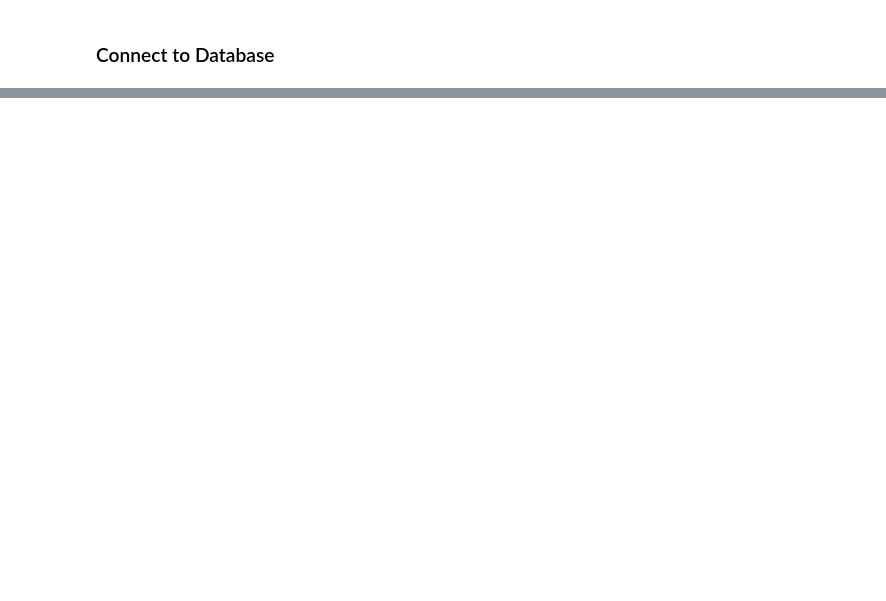
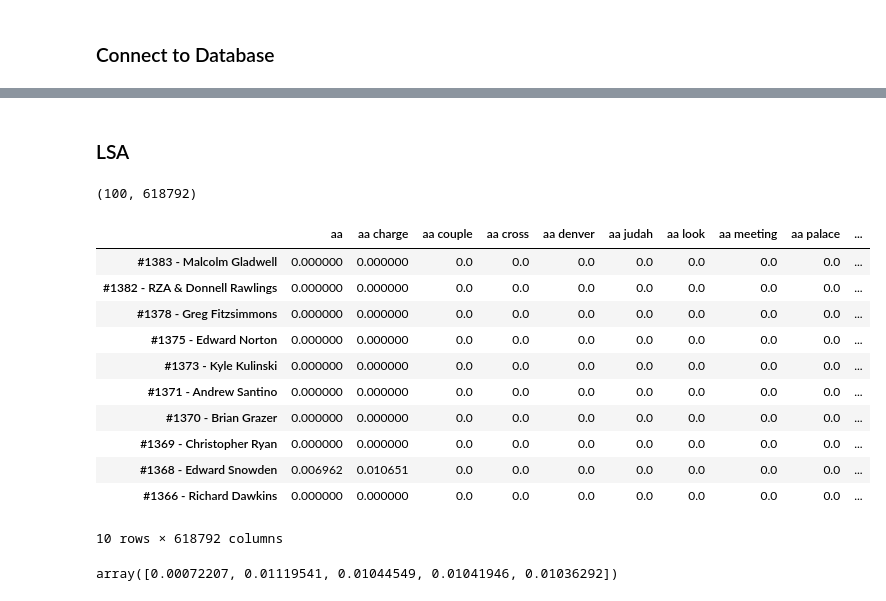
Before and after one commit to ericbassett/jre_podcast_rec, a Jupyter notebook: 02_clean_transcripts.ipynb, the cells around one changed output, grey strips where cells are left out. Saved outputs shown, nothing was run; the diff lists cells and outputs as text; code cells hidden in the pictures; blank space fills up the shorter version.

Commit message:
started topic modelling

```diff
--- a/02_clean_transcripts.ipynb
+++ b/02_clean_transcripts.ipynb
@@ -81,0 +126,11 @@ ep_list
+# %%
+from sklearn.feature_extraction.text import TfidfVectorizer
+
+# Create TF-IDF vectorizer
+ps_ep_list_tfidf = TfidfVectorizer(
+    ngram_range=(1,2), binary=True, stop_words=jre_stop_words,
+    token_pattern="\\b[a-z][a-z]+\\b", max_df=0.8
+)
+
+# fit
+ps_ep_list_tfidf.fit(ps_ep_list)
@@ -105,0 +155,8 @@ data_dtm
+# %%
+from sklearn.feature_extraction.text import CountVectorizer
+
+# Create a CountVectorizer for parsing/counting words
+ps_ep_list_cvec = CountVectorizer(ngram_range=(1, 3),
+                                   stop_words=jre_stop_words, token_pattern="\\b[a-z][a-z]+\\b")
+# fit
+ps_ep_list_cvec.fit(ps_ep_list)
@@ -105,0 +179,2 @@ data_dtm
+# %%
+ps_ep_list_tokenizer = ps_ep_list_tfidf
@@ -105,0 +255,2 @@ data_dtm
+# %% [markdown]
+### LSA
@@ -105,0 +262,30 @@ data_dtm
+# %%
+doc_word = ps_ep_list_tokenizer.transform(ps_ep_list)
+doc_word.shape
+# %% [output]
+(100, 618792)
+# %%
+# We have to convert `.toarray()` because the vectorizer returns a sparse matrix.
+# For a big corpus, we would skip the dataframe and keep the output sparse.
+pd.DataFrame(doc_word.toarray(), index=ps_ep_names, columns=ps_ep_list_tokenizer.get_feature_names()).head(10)
+# %% [output]
+|  | aa | aa charge | aa couple | aa cross | aa denver | aa judah | aa look | aa meeting | aa palace | ... |
+| #1383 - Malcolm Gladwell | 0.000000 | 0.000000 | 0.0 | 0.0 | 0.0 | 0.0 | 0.0 | 0.0 | 0.0 | ... |
+| #1382 - RZA & Donnell Rawlings | 0.000000 | 0.000000 | 0.0 | 0.0 | 0.0 | 0.0 | 0.0 | 0.0 | 0.0 | ... |
+| #1378 - Greg Fitzsimmons | 0.000000 | 0.000000 | 0.0 | 0.0 | 0.0 | 0.0 | 0.0 | 0.0 | 0.0 | ... |
+| #1375 - Edward Norton | 0.000000 | 0.000000 | 0.0 | 0.0 | 0.0 | 0.0 | 0.0 | 0.0 | 0.0 | ... |
+| #1373 - Kyle Kulinski | 0.000000 | 0.000000 | 0.0 | 0.0 | 0.0 | 0.0 | 0.0 | 0.0 | 0.0 | ... |
+| #1371 - Andrew Santino | 0.000000 | 0.000000 | 0.0 | 0.0 | 0.0 | 0.0 | 0.0 | 0.0 | 0.0 | ... |
+| #1370 - Brian Grazer | 0.000000 | 0.000000 | 0.0 | 0.0 | 0.0 | 0.0 | 0.0 | 0.0 | 0.0 | ... |
+| #1369 - Christopher Ryan | 0.000000 | 0.000000 | 0.0 | 0.0 | 0.0 | 0.0 | 0.0 | 0.0 | 0.0 | ... |
+| #1368 - Edward Snowden | 0.006962 | 0.010651 | 0.0 | 0.0 | 0.0 | 0.0 | 0.0 | 0.0 | 0.0 | ... |
+| #1366 - Richard Dawkins | 0.000000 | 0.000000 | 0.0 | 0.0 | 0.0 | 0.0 | 0.0 | 0.0 | 0.0 | ... |
+10 rows × 618792 columns
+# %%
+# Acronynms: Latent Semantic Analysis (LSA) is just another name for
+#  Signular Value Decomposition (SVD) applied to Natural Language Processing (NLP)
+lsa = TruncatedSVD(num_topics)
+doc_topic = lsa.fit_transform(doc_word)
+lsa.explained_variance_ratio_
+# %% [output]
+array([0.00072207, 0.01119541, 0.01044549, 0.01041946, 0.01036292])
```
Also changed, not shown: parts of 40 cells of this notebook, 2 other files.
